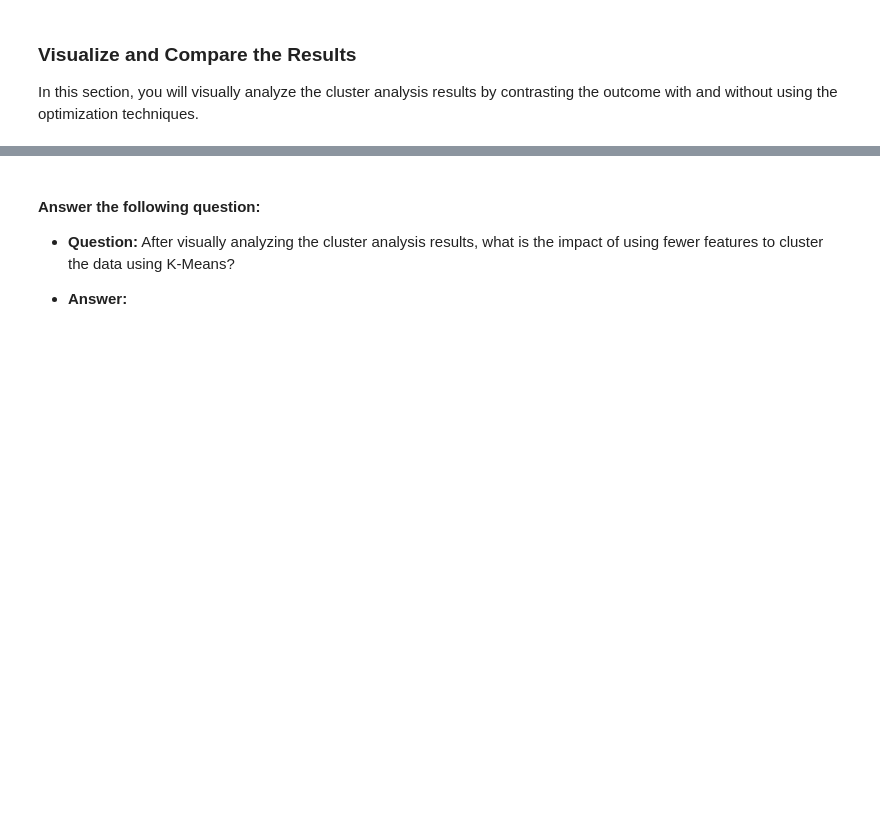
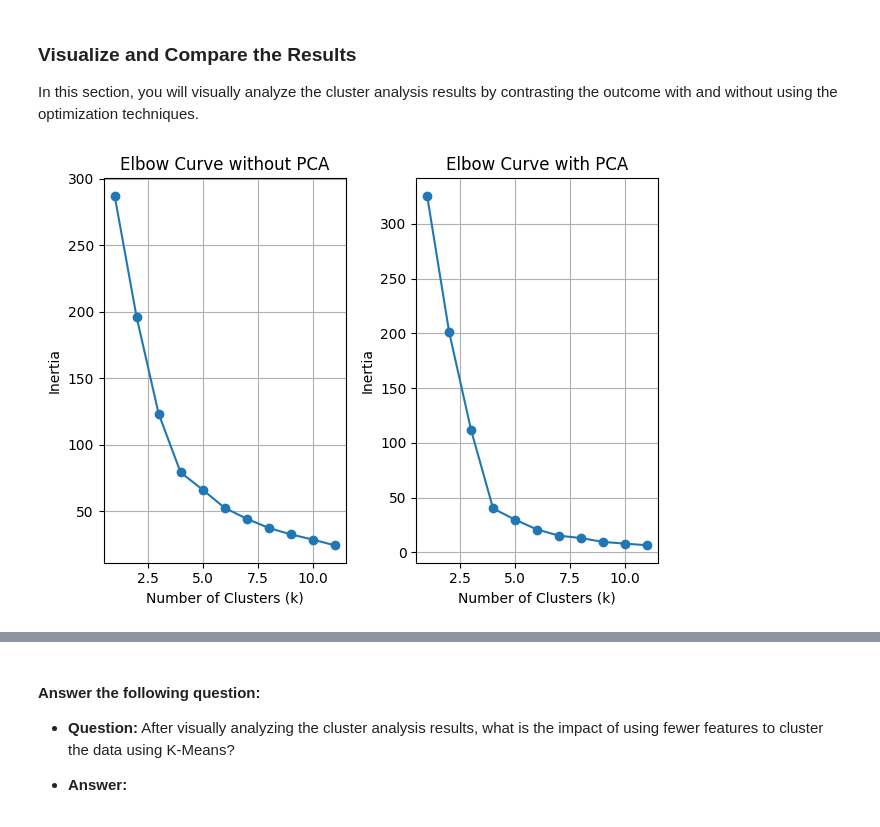
Before and after one commit to MaisieDeGraaf/CryptoClustering, a Jupyter notebook: Crypto_Clustering.ipynb, the cells around one changed output, grey strips where cells are left out. Cells and saved outputs as stored; diff of their text form; code cells hidden in the pictures; blank space fills up the shorter version.

```diff
--- a/Crypto_Clustering.ipynb
+++ b/Crypto_Clustering.ipynb
@@ -328,4 +321,10 @@ print(inertia_values)
 # %%
 # Create a dictionary with the data to plot the Elbow curve
+elbow_data_pca = []
+for k, inertia in zip(k_values, inertia_values):
+    # Append dictionary for each k and inertia pair
+    elbow_data_pca.append({"k": k, "inertia": inertia})
 
 # Create a DataFrame with the data to plot the Elbow curve
+df_elbow_pca = pd.DataFrame(elbow_data_pca)
+print(df_elbow_pca)
@@ -378,0 +433,23 @@ In this section, you will visually analyze the cluster analysis results by contr
+# %%
+# Composite plot to contrast the Elbow curves
+
+plt.subplot(1, 2, 1)
+plt.plot(df_elbow['k'], df_elbow['inertia'], marker='o', linestyle='-')
+plt.xlabel('Number of Clusters (k)')
+plt.ylabel('Inertia')
+plt.title('Elbow Curve without PCA')
+plt.grid(True)
+
+# Plot Elbow Curve with PCA
+plt.subplot(1, 2, 2)
+plt.plot(df_elbow_pca['k'], df_elbow_pca['inertia'], marker='o', linestyle='-')
+plt.xlabel('Number of Clusters (k)')
+plt.ylabel('Inertia')
+plt.title('Elbow Curve with PCA')
+plt.grid(True)
+
+# Adjust layout and display the plot
+plt.tight_layout()
+plt.show()
+# %% [output]
+[figure, added]
```
Also changed, not shown: parts of 18 cells of this notebook.
